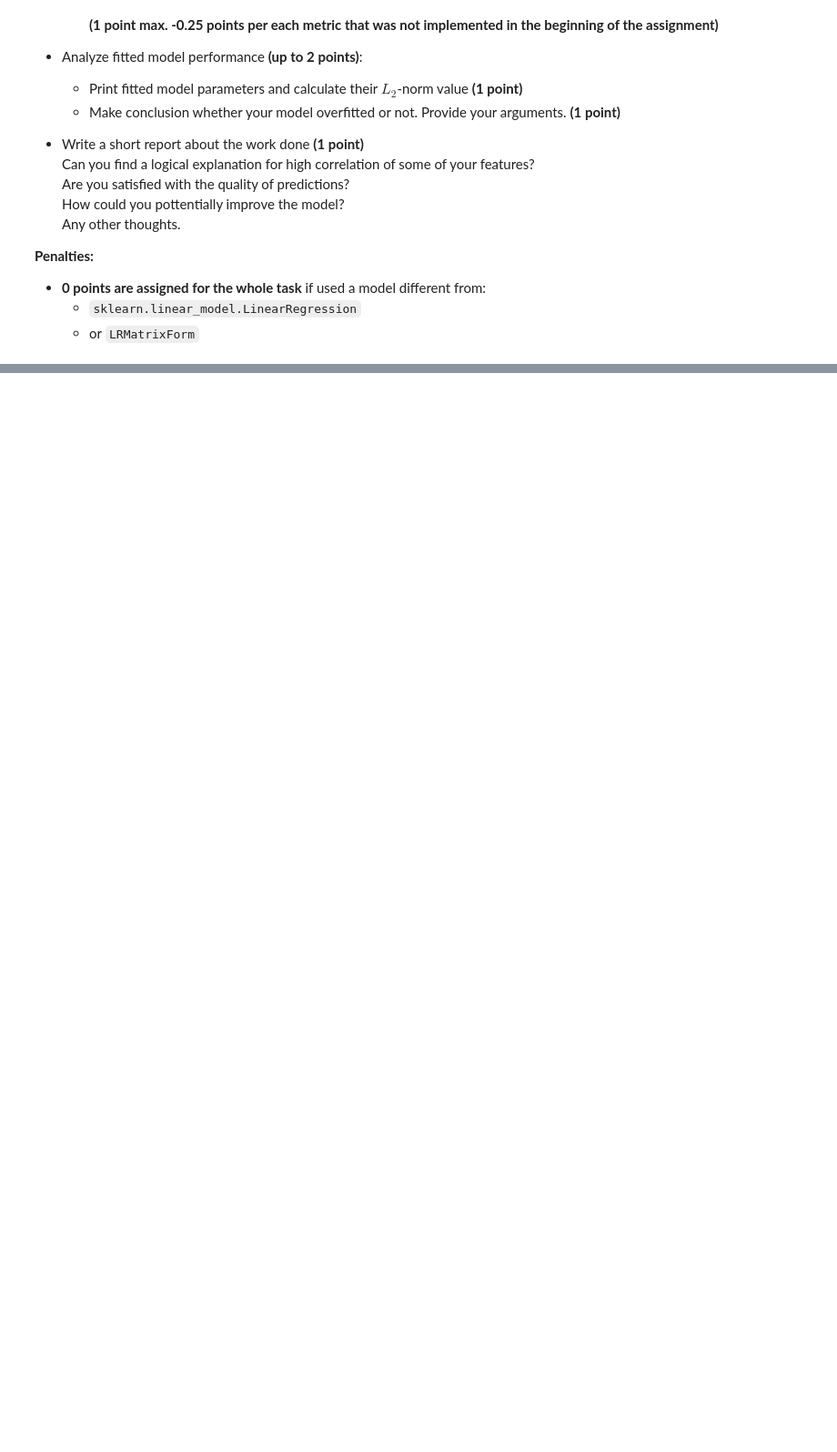
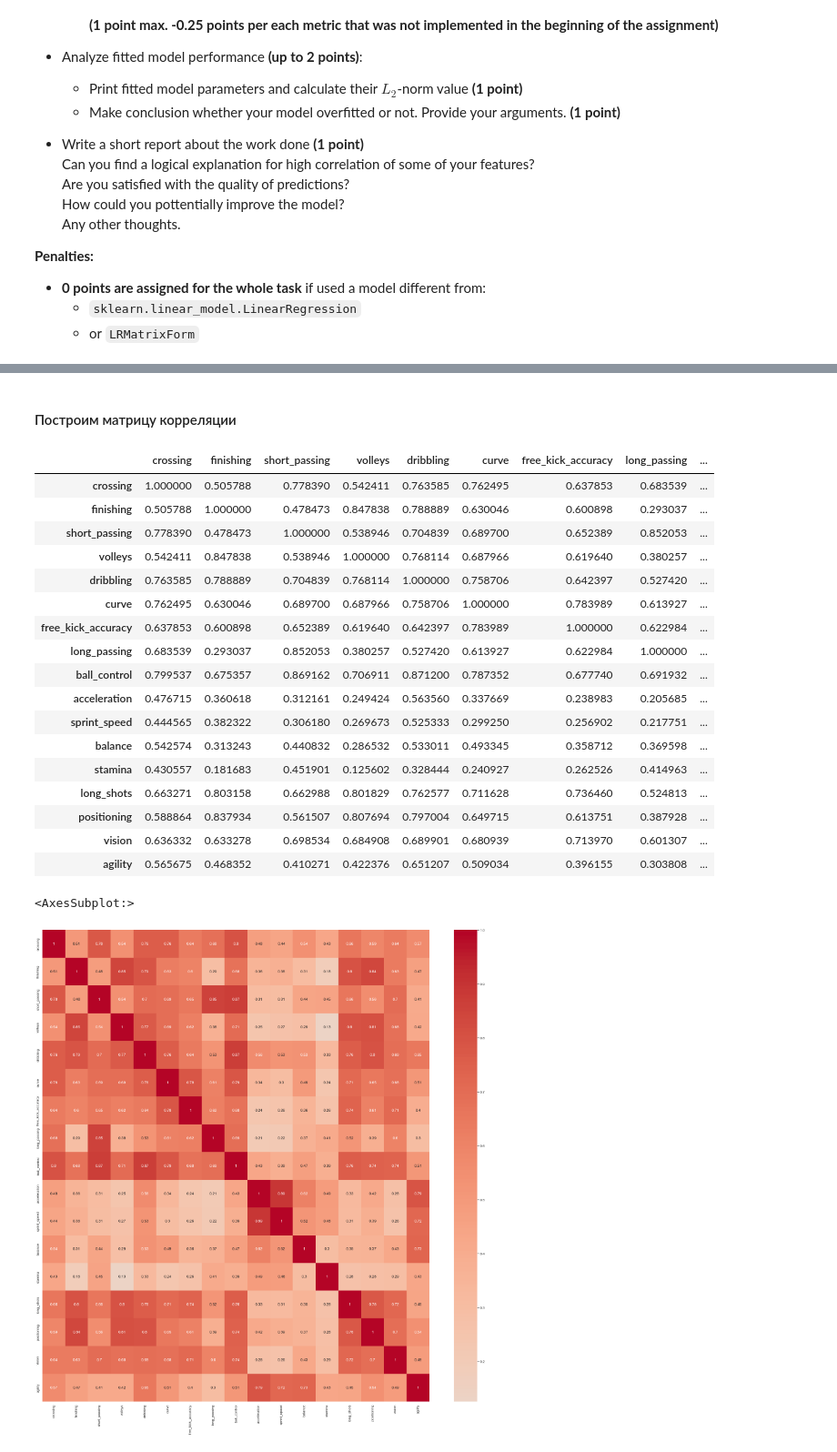
Before and after one commit to AlexUfnif/ml-intro-task3, a Jupyter notebook: linear_regression.ipynb, the cells around one changed output, grey strips where cells are left out. Shown at 91% size. Saved outputs shown, nothing was run; the diff lists cells and outputs as text; code cells hidden in the pictures; blank space fills up the shorter version.

Commit message:
init: task_12

```diff
--- a/linear_regression.ipynb
+++ b/linear_regression.ipynb
@@ -1803,0 +1824,32 @@ df
+# %%
+features_task_12 = ['crossing', 'finishing', 'short_passing', 'volleys', 'dribbling', 'curve', 'free_kick_accuracy', 'long_passing', 'ball_control', \
+    'acceleration', 'sprint_speed', 'balance', 'stamina', 'long_shots', 'positioning', 'vision']
+target_task_12 = 'agility'
+# %% [markdown]
+#### Построим матрицу корреляции
+# %%
+correlation_matrix_x_train = df[features_task_12 + [target_task_12]].corr()
+display(correlation_matrix_x_train)
+plt.figure(figsize = (30,30))
+sns.heatmap(correlation_matrix_x_train, annot=True, center=0., cmap='coolwarm')
+# %% [output]
+|  | crossing | finishing | short_passing | volleys | dribbling | curve | free_kick_accuracy | long_passing | ... |
+| crossing | 1.000000 | 0.505788 | 0.778390 | 0.542411 | 0.763585 | 0.762495 | 0.637853 | 0.683539 | ... |
+| finishing | 0.505788 | 1.000000 | 0.478473 | 0.847838 | 0.788889 | 0.630046 | 0.600898 | 0.293037 | ... |
+| short_passing | 0.778390 | 0.478473 | 1.000000 | 0.538946 | 0.704839 | 0.689700 | 0.652389 | 0.852053 | ... |
+| volleys | 0.542411 | 0.847838 | 0.538946 | 1.000000 | 0.768114 | 0.687966 | 0.619640 | 0.380257 | ... |
+| dribbling | 0.763585 | 0.788889 | 0.704839 | 0.768114 | 1.000000 | 0.758706 | 0.642397 | 0.527420 | ... |
+| curve | 0.762495 | 0.630046 | 0.689700 | 0.687966 | 0.758706 | 1.000000 | 0.783989 | 0.613927 | ... |
+| free_kick_accuracy | 0.637853 | 0.600898 | 0.652389 | 0.619640 | 0.642397 | 0.783989 | 1.000000 | 0.622984 | ... |
+| long_passing | 0.683539 | 0.293037 | 0.852053 | 0.380257 | 0.527420 | 0.613927 | 0.622984 | 1.000000 | ... |
+| ball_control | 0.799537 | 0.675357 | 0.869162 | 0.706911 | 0.871200 | 0.787352 | 0.677740 | 0.691932 | ... |
+| acceleration | 0.476715 | 0.360618 | 0.312161 | 0.249424 | 0.563560 | 0.337669 | 0.238983 | 0.205685 | ... |
+| sprint_speed | 0.444565 | 0.382322 | 0.306180 | 0.269673 | 0.525333 | 0.299250 | 0.256902 | 0.217751 | ... |
+| balance | 0.542574 | 0.313243 | 0.440832 | 0.286532 | 0.533011 | 0.493345 | 0.358712 | 0.369598 | ... |
+| stamina | 0.430557 | 0.181683 | 0.451901 | 0.125602 | 0.328444 | 0.240927 | 0.262526 | 0.414963 | ... |
+| long_shots | 0.663271 | 0.803158 | 0.662988 | 0.801829 | 0.762577 | 0.711628 | 0.736460 | 0.524813 | ... |
+| positioning | 0.588864 | 0.837934 | 0.561507 | 0.807694 | 0.797004 | 0.649715 | 0.613751 | 0.387928 | ... |
+| vision | 0.636332 | 0.633278 | 0.698534 | 0.684908 | 0.689901 | 0.680939 | 0.713970 | 0.601307 | ... |
+| agility | 0.565675 | 0.468352 | 0.410271 | 0.422376 | 0.651207 | 0.509034 | 0.396155 | 0.303808 | ... |
+<AxesSubplot:>
+[figure, added]
```
Also changed, not shown: parts of 17 cells of this notebook.
